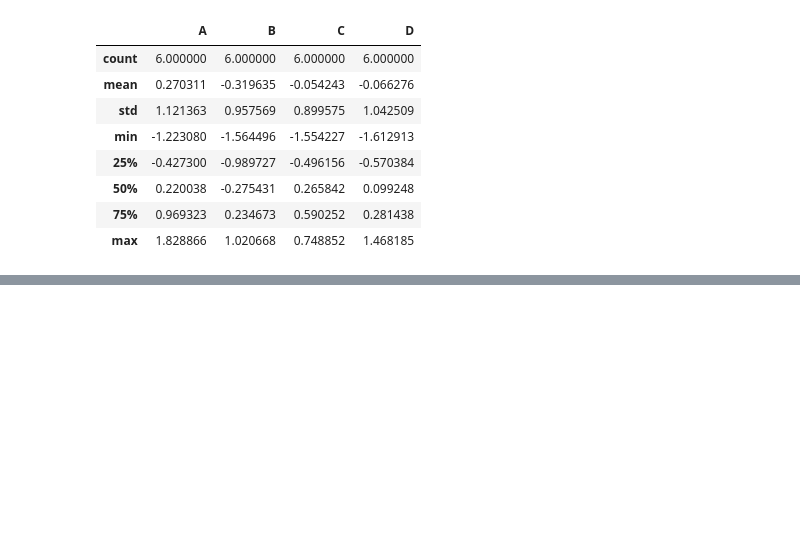
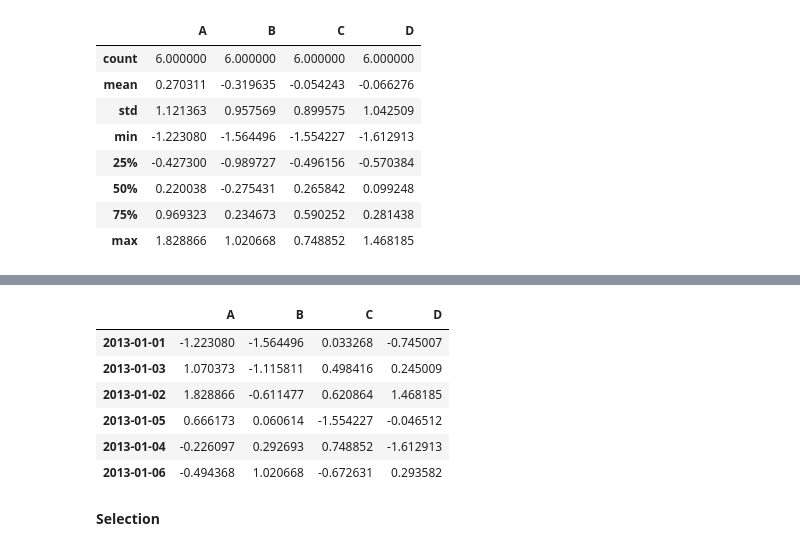
Before and after one commit to prjanarthanan/DSL1, a Jupyter notebook: 10mins_python.ipynb, the cells around one changed output, grey strips where cells are left out. Saved outputs shown, nothing was run; the diff lists cells and outputs as text; code cells hidden in the pictures; blank space fills up the shorter version.

```diff
--- a/10mins_python.ipynb
+++ b/10mins_python.ipynb
@@ -125,0 +157,12 @@ df.describe()
+# %%
+ df.sort_values(by='B')
+# %% [output]
+|  | A | B | C | D |
+| 2013-01-01 | -1.223080 | -1.564496 | 0.033268 | -0.745007 |
+| 2013-01-03 | 1.070373 | -1.115811 | 0.498416 | 0.245009 |
+| 2013-01-02 | 1.828866 | -0.611477 | 0.620864 | 1.468185 |
+| 2013-01-05 | 0.666173 | 0.060614 | -1.554227 | -0.046512 |
+| 2013-01-04 | -0.226097 | 0.292693 | 0.748852 | -1.612913 |
+| 2013-01-06 | -0.494368 | 1.020668 | -0.672631 | 0.293582 |
+# %% [markdown]
+ **Selection**
```
Also changed, not shown: parts of 7 cells of this notebook.
